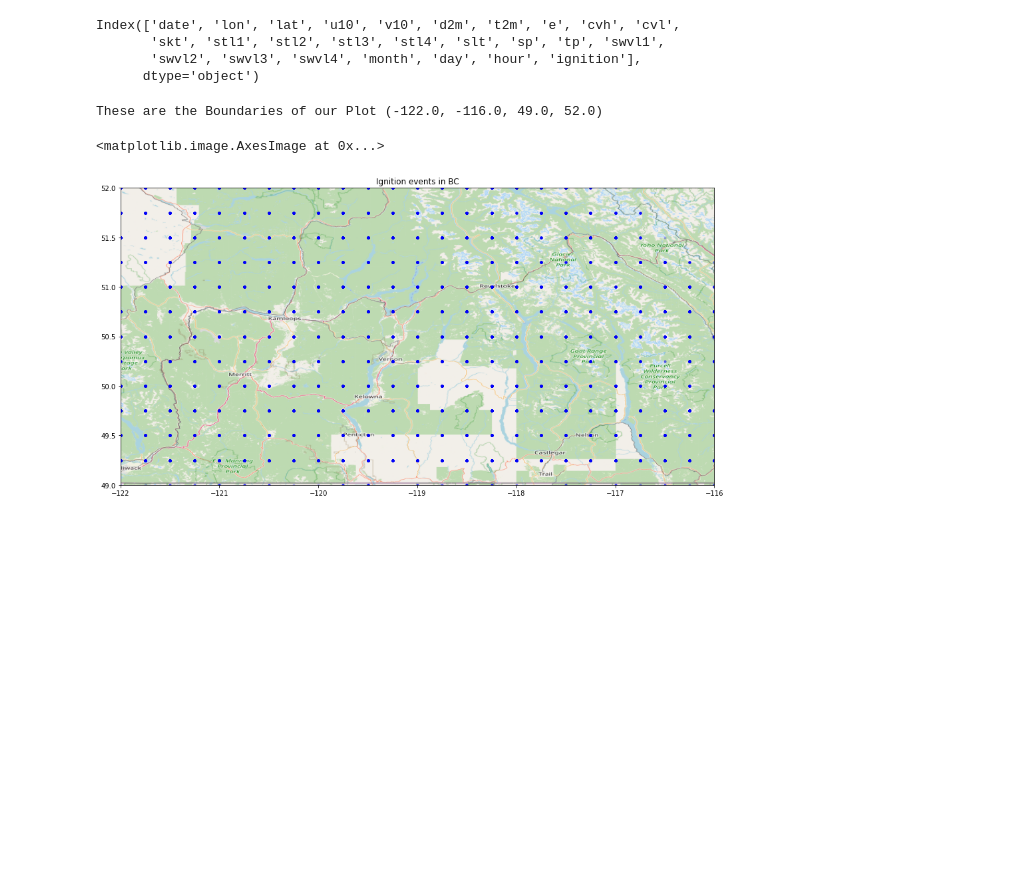
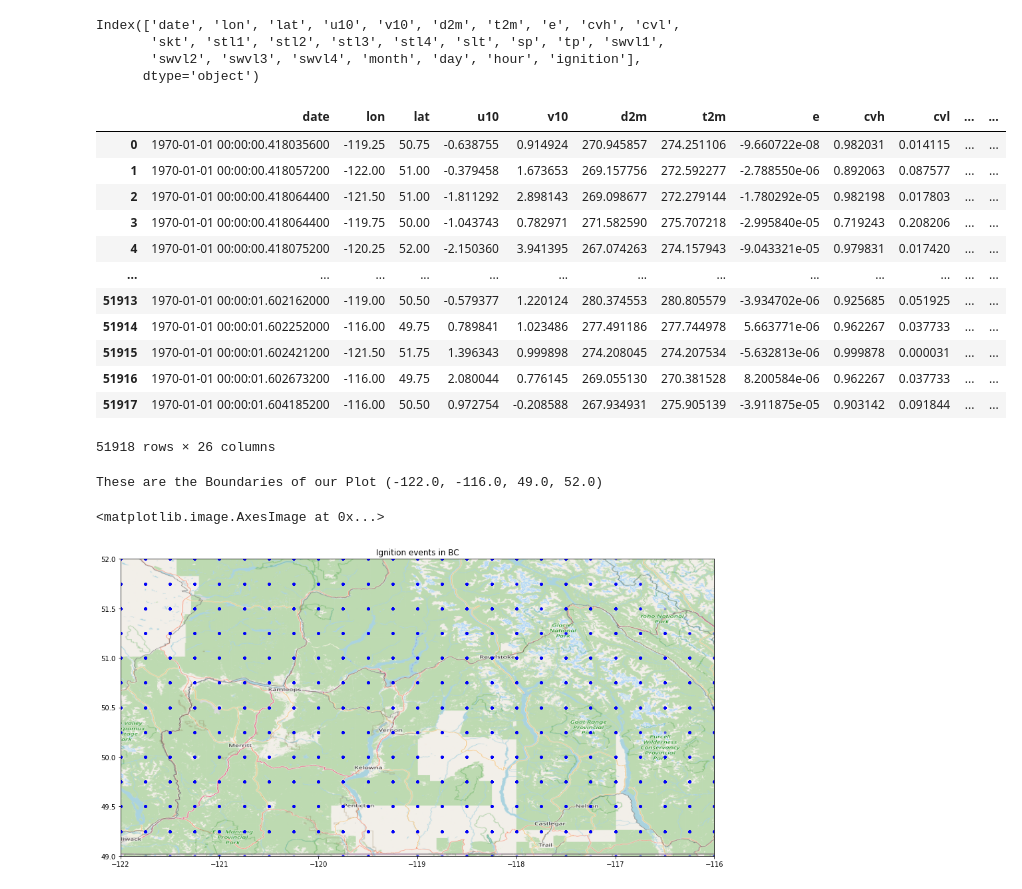
Before and after one commit to castorgit/Forest_fires, a Jupyter notebook: 10_Map_Ignition_figures.ipynb, the cells around one changed output. Cells and saved outputs as stored; diff of their text form; code cells hidden in the pictures; blank space fills up the shorter version.

```diff
--- a/10_Map_Ignition_figures.ipynb
+++ b/10_Map_Ignition_figures.ipynb
@@ -14,6 +14,23 @@ Index(['date', 'lon', 'lat', 'u10', 'v10', 'd2m', 't2m', 'e', 'cvh', 'cvl',
 # %%
 BBox = ((ignition_df.lon.min(), ignition_df.lon.max(),
          ignition_df.lat.min(), ignition_df.lat.max()))
+# %%
+ignition_df['date'] = pd.to_datetime(ignition_df['date'])
+ignition_df
+# %% [output]
+|  | date | lon | lat | u10 | v10 | d2m | t2m | e | cvh | cvl | ... | ... |
+| 0 | 1970-01-01 00:00:00.418035600 | -119.25 | 50.75 | -0.638755 | 0.914924 | 270.945857 | 274.251106 | -9.660722e-08 | 0.982031 | 0.014115 | ... | ... |
+| 1 | 1970-01-01 00:00:00.418057200 | -122.00 | 51.00 | -0.379458 | 1.673653 | 269.157756 | 272.592277 | -2.788550e-06 | 0.892063 | 0.087577 | ... | ... |
+| 2 | 1970-01-01 00:00:00.418064400 | -121.50 | 51.00 | -1.811292 | 2.898143 | 269.098677 | 272.279144 | -1.780292e-05 | 0.982198 | 0.017803 | ... | ... |
+| 3 | 1970-01-01 00:00:00.418064400 | -119.75 | 50.00 | -1.043743 | 0.782971 | 271.582590 | 275.707218 | -2.995840e-05 | 0.719243 | 0.208206 | ... | ... |
+| 4 | 1970-01-01 00:00:00.418075200 | -120.25 | 52.00 | -2.150360 | 3.941395 | 267.074263 | 274.157943 | -9.043321e-05 | 0.979831 | 0.017420 | ... | ... |
+| ... | ... | ... | ... | ... | ... | ... | ... | ... | ... | ... | ... | ... |
+| 51913 | 1970-01-01 00:00:01.602162000 | -119.00 | 50.50 | -0.579377 | 1.220124 | 280.374553 | 280.805579 | -3.934702e-06 | 0.925685 | 0.051925 | ... | ... |
+| 51914 | 1970-01-01 00:00:01.602252000 | -116.00 | 49.75 | 0.789841 | 1.023486 | 277.491186 | 277.744978 | 5.663771e-06 | 0.962267 | 0.037733 | ... | ... |
+| 51915 | 1970-01-01 00:00:01.602421200 | -121.50 | 51.75 | 1.396343 | 0.999898 | 274.208045 | 274.207534 | -5.632813e-06 | 0.999878 | 0.000031 | ... | ... |
+| 51916 | 1970-01-01 00:00:01.602673200 | -116.00 | 49.75 | 2.080044 | 0.776145 | 269.055130 | 270.381528 | 8.200584e-06 | 0.962267 | 0.037733 | ... | ... |
+| 51917 | 1970-01-01 00:00:01.604185200 | -116.00 | 50.50 | 0.972754 | -0.208588 | 267.934931 | 275.905139 | -3.911875e-05 | 0.903142 | 0.091844 | ... | ... |
+51918 rows × 26 columns
 # %%
 print('These are the Boundaries of our Plot', BBox)
 # now extract from openstreetmap the png of the background and create an image
```
Also changed, not shown: parts of 3 cells of this notebook.
